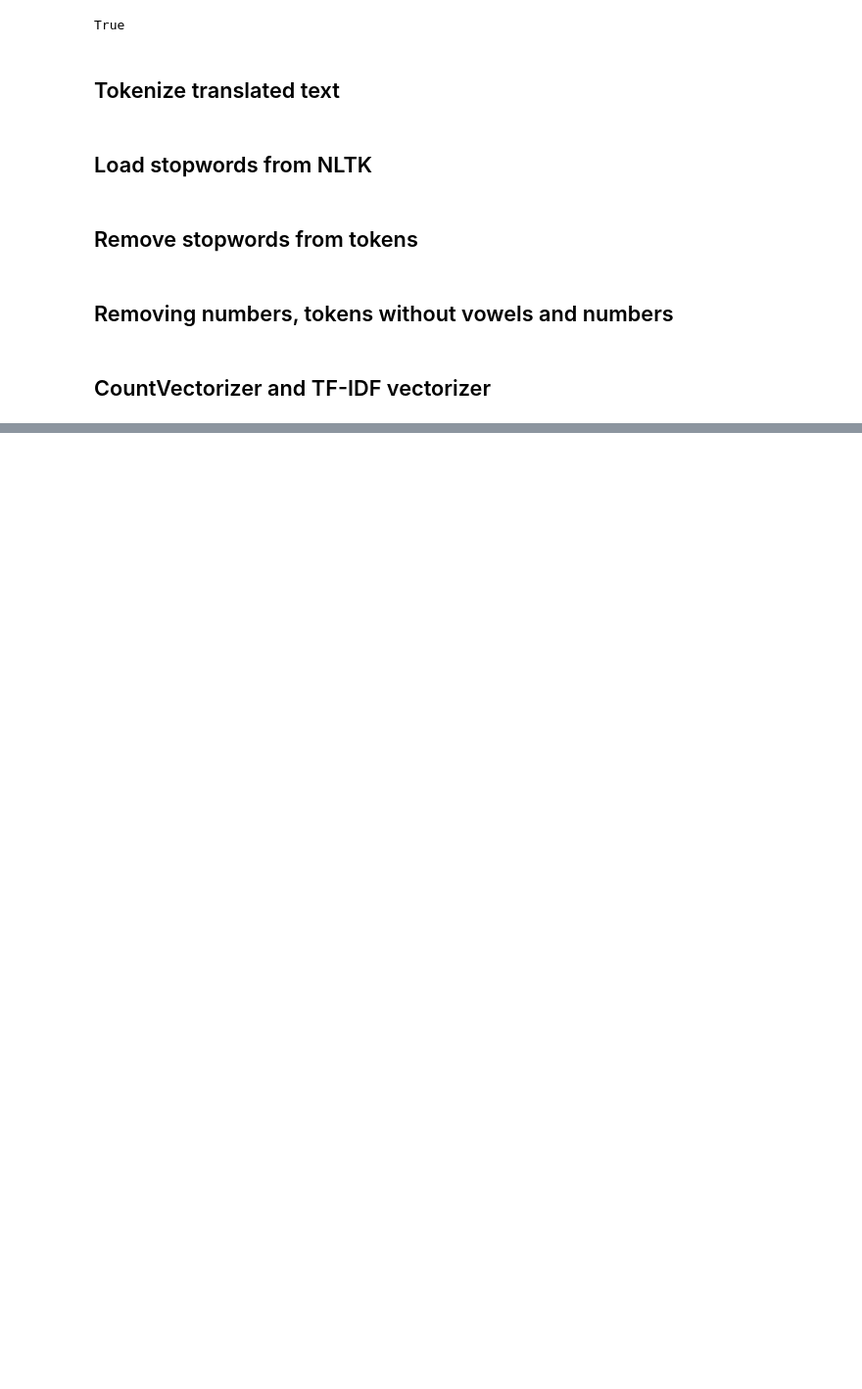
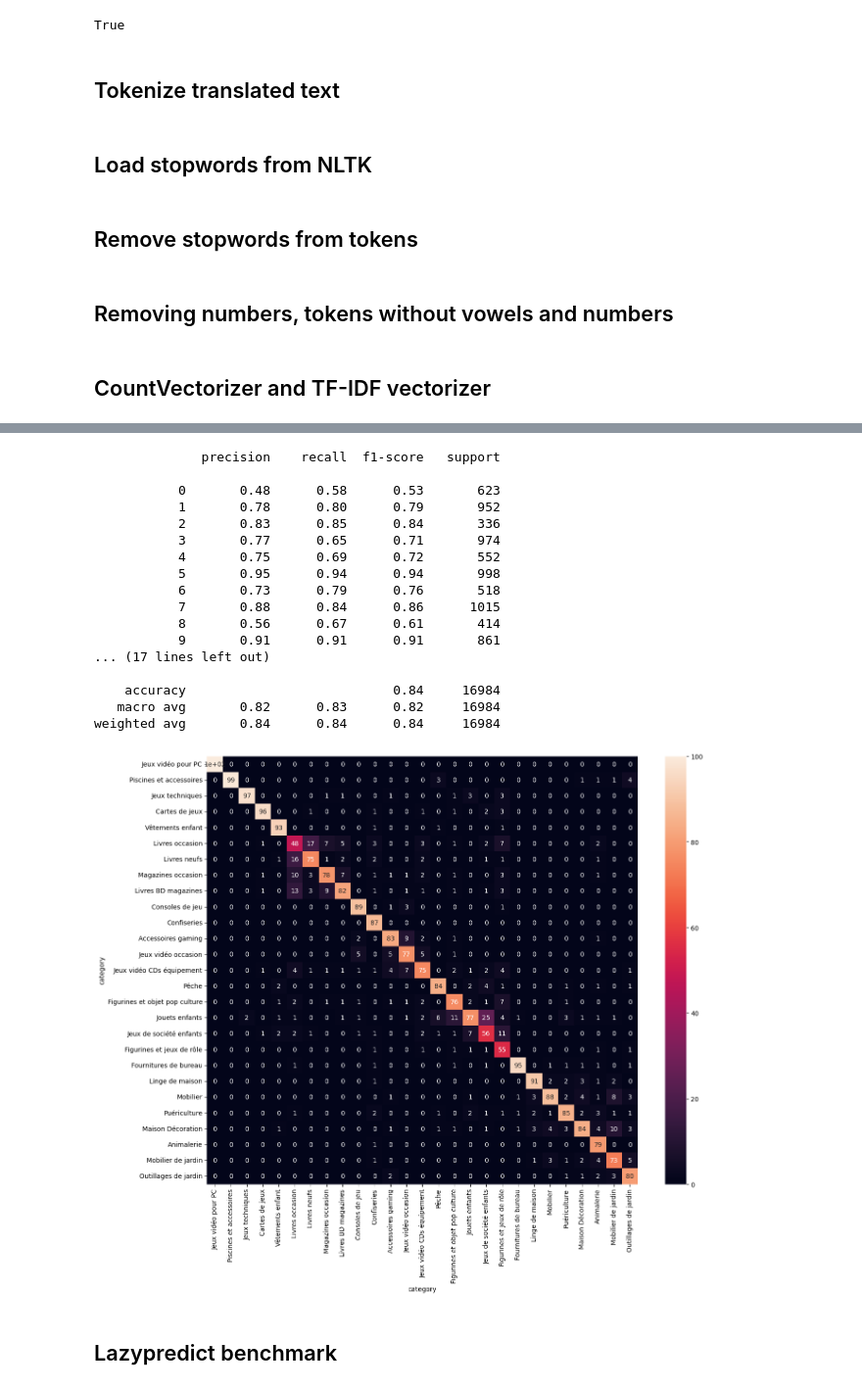
Before and after one commit to Konarovic/Rakuten, a Jupyter notebook: notebook/notebook_Textclassification.ipynb, the cells around one changed output, grey strips where cells are left out. Shown: that part at 98% size. Drawn from its saved outputs; the diff is of its cells as text; code cells hidden in the pictures; blank space fills up the shorter version.

```diff
--- a/notebook/notebook_Textclassification.ipynb
+++ b/notebook/notebook_Textclassification.ipynb
@@ -265,8 +299,13 @@ array([0, 1, 2, ..., 1, 7, 5], dtype=int64)
+# %%
+code, mapping = pd.factorize(target)
+mapping =pd.DataFrame({'category': mapping, 'code': range(len(mapping))}, index=mapping)
+y_train_xgb = mapping.loc[y_train, 'code']
+y_test_xgb = mapping.loc[y_test, 'code']
 # %%
 import xgboost as xgb
-#y = pd.factorize(target)[0]
-X_train, X_test, y_train, y_test = train_test_split(data['designation_tokens'], target, test_size=0.2, random_state=123, stratify=target)
 
-clf=xgb.XGBClassifier(objective='multi:softprob')
-clf.fit(X_train_tfidf, y_train)
-y_test_xgb = clf.predict(X_test_tfidf)
+clf = xgb.XGBClassifier(objective='multi:softprob',max_depth=6, reg_alpha=0, n_estimators=200)
+clf.fit(X_train_tfidf, y_train_xgb)
+y_pred_xgb = clf.predict(X_test_tfidf)
+
+plot_classification_results(y_test_xgb, y_pred_xgb, index=mapping);
@@ -277,0 +316,20 @@ ValueError: Invalid classes inferred from unique values of `y`.  Expected: [ 0
+# %%
+from sklearn.ensemble import StackingClassifier
+from sklearn.linear_model import LogisticRegression
+from sklearn.svm import LinearSVC
+import xgboost as xgb
+
+svc = LinearSVC(penalty='l2', C=0.8, random_state=123, dual='auto')
+#xgc = xgb.XGBClassifier(objective='multi:softprob',max_depth=6, reg_alpha=0, n_estimators=200)
+nbc = MultinomialNB(alpha=0.02, fit_prior=True)
+lgc = LogisticRegression(C=0.5, penalty='l2', dual=False, class_weight='balanced', random_state=123)
+
+sclf = StackingClassifier([('svc', svc), ('nbc', nbc)], final_estimator=lgc, cv=5, n_jobs=-1)
+
+params = {'final_estimator__C': np.arange(0.01, 0.11, 0.01)}
+
+grid_sclf = GridSearchCV(sclf, param_grid=params, cv=5, n_jobs=-1, scoring='f1_weighted')
+
+grid_sclf.fit(X_train_tfidf, y_train_xgb);
+
+y_pred_xgb = grid_sclf.predict(X_test_tfidf)
@@ -277,0 +344,24 @@ ValueError: Invalid classes inferred from unique values of `y`.  Expected: [ 0
+# %%
+print(grid_sclf.best_params_)
+plot_classification_results(y_test_xgb, y_pred_xgb, index=mapping['category']);
+# %% [output]
+              precision    recall  f1-score   support
+
+           0       0.48      0.58      0.53       623
+           1       0.78      0.80      0.79       952
+           2       0.83      0.85      0.84       336
+           3       0.77      0.65      0.71       974
+           4       0.75      0.69      0.72       552
+           5       0.95      0.94      0.94       998
+           6       0.73      0.79      0.76       518
+           7       0.88      0.84      0.86      1015
+           8       0.56      0.67      0.61       414
+           9       0.91      0.91      0.91       861
+... (17 lines left out)
+
+    accuracy                           0.84     16984
+   macro avg       0.82      0.83      0.82     16984
+weighted avg       0.84      0.84      0.84     16984
+[figure, added]
+# %% [markdown]
+## Lazypredict benchmark
```
Also changed, not shown: parts of 38 cells of this notebook.
